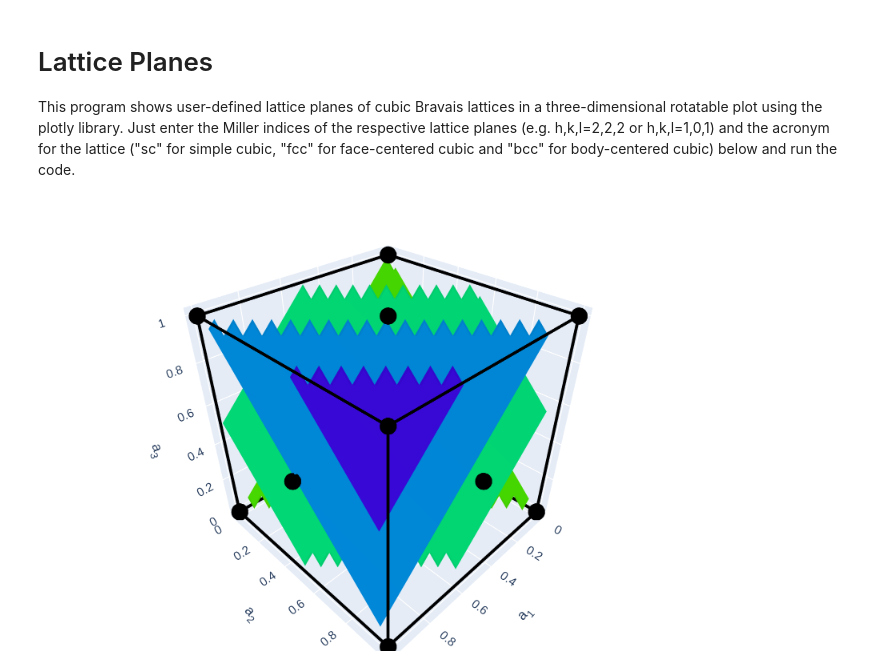
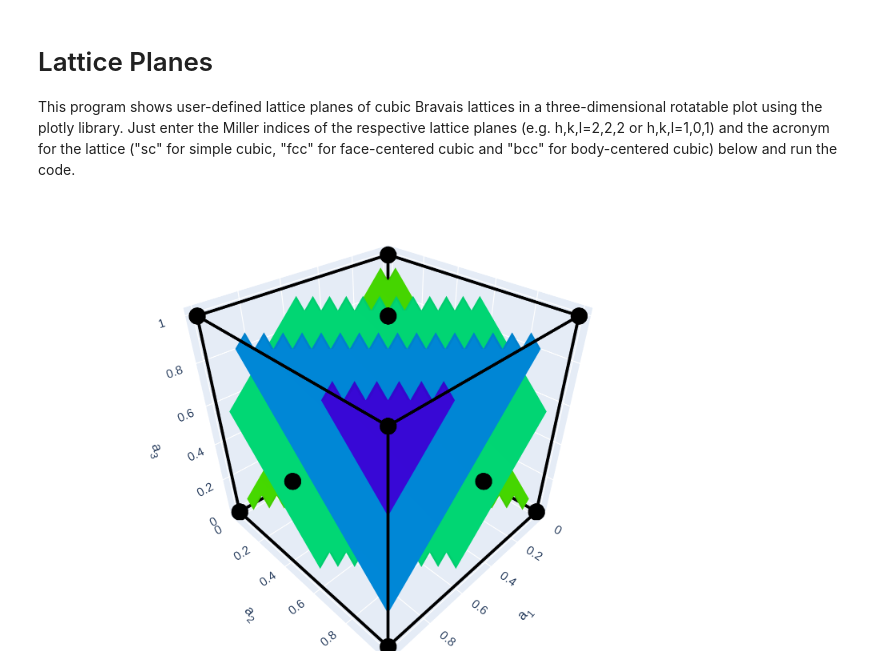
Before and after one commit to TobiSpl/Lattice-Planes, a Jupyter notebook: Lattice_Planes.ipynb, the cells around one changed output. Cells and saved outputs as stored; diff of their text form; code cells hidden in the pictures.

```diff
--- a/Lattice_Planes.ipynb
+++ b/Lattice_Planes.ipynb
@@ -47,47 +47,48 @@ for i in range(-10,10,1):
     point=point+nn*d*i
     c = -point.dot(n)
     #check wich dimension limits the plane, make array along other dimensions, calculate the third dimension and set nan every value outside the box
+    res=0.05
     if l>0:
-        xx, yy = np.meshgrid(np.arange(0,1,0.01), np.arange(0,1,0.05))
+        xx, yy = np.meshgrid(np.arange(0,1,res), np.arange(0,1,res))
         zz= (-n[0] * xx - n[1] * yy - c) * 1. /n[2]
         zz[zz<0]=np.nan
         zz[zz>1]=np.nan
     elif k>0:
-        xx, zz = np.meshgrid(np.arange(0,1,0.01), np.arange(0,1,0.05))
+        xx, zz = np.meshgrid(np.arange(0,1,res), np.arange(0,1,res))
         yy= (-n[0] * xx - n[2] * zz - c) * 1. /n[1]
         yy[yy<0]=np.nan
         yy[yy>1]=np.nan
     elif h>0:
-        yy, zz = np.meshgrid(np.arange(0,1,0.01), np.arange(0,1,0.05))
+        yy, zz = np.meshgrid(np.arange(0,1,res), np.arange(0,1,res))
         xx= (-n[1] * yy - n[2] * zz - c) * 1. /n[0]
         xx[xx<0]=np.nan
         xx[xx>1]=np.nan
     else:
         print("hkl can not all be zero")
 
     #add plane
     fig.add_trace(go.Surface(x=xx,y=yy,z=zz,surfacecolor=np.full((100,100), i),coloraxis="coloraxis"))
 
 #lattice points sc lattice
 r = [0, 1]
 for s, e in combinations(np.array(list(product(r, r, r))), 2):
     if np.sum(np.abs(s-e)) == r[1]-r[0]:
         fig.add_trace(go.Scatter3d(x=[s[0],e[0]],y=[s[1],e[1]],z=[s[2],e[2]], line = dict(color = "rgb(0,0,0)", width = 6), marker = dict( size = 10,
                                       color = "rgb(0,0,0)"),))
 #add bcc points
 if Type == "bcc":
     fig.add_trace(go.Scatter3d(x=[0.5],y=[0.5],z=[0.5], line = dict(color = "rgb(0,0,0)", width = 6), marker = dict( size = 10,
                                       color = "rgb(0,0,0)"),))
 #add fcc points
 if Type == "fcc":
     x=[0.5,0.5,0,0.5,0.5,1]
     y=[0.5,0,0.5,0.5,1,0.5]
     z=[0,0.5,0.5,1,0.5,0.5]
     for i in range(0,6):
         fig.add_trace(go.Scatter3d(x=[x[i]],y=[y[i]],z=[z[i]], line = dict(color = "rgb(0,0,0)", width = 6), marker = dict( size = 10,
                                       color = "rgb(0,0,0)"),))
 
 #fig.show() #uncomment to make rotatable, does not work on GitHub
 fig.show("png") #uncomment to show figure on GitHub, is not rotatable
 # %% [output]
-[figure, old version]
+[figure, new version]
```
